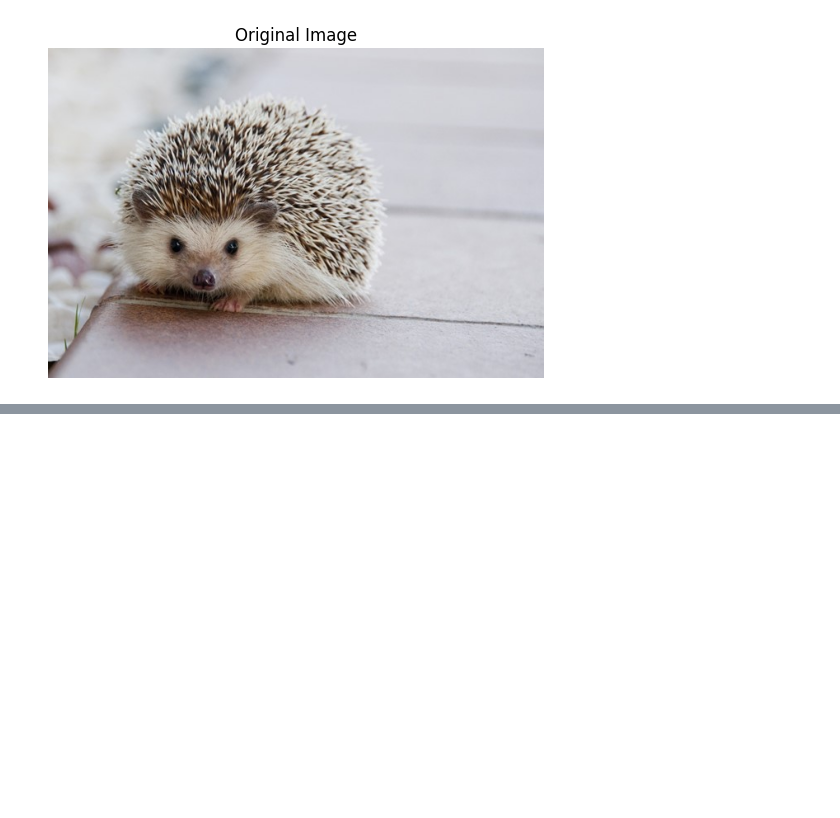
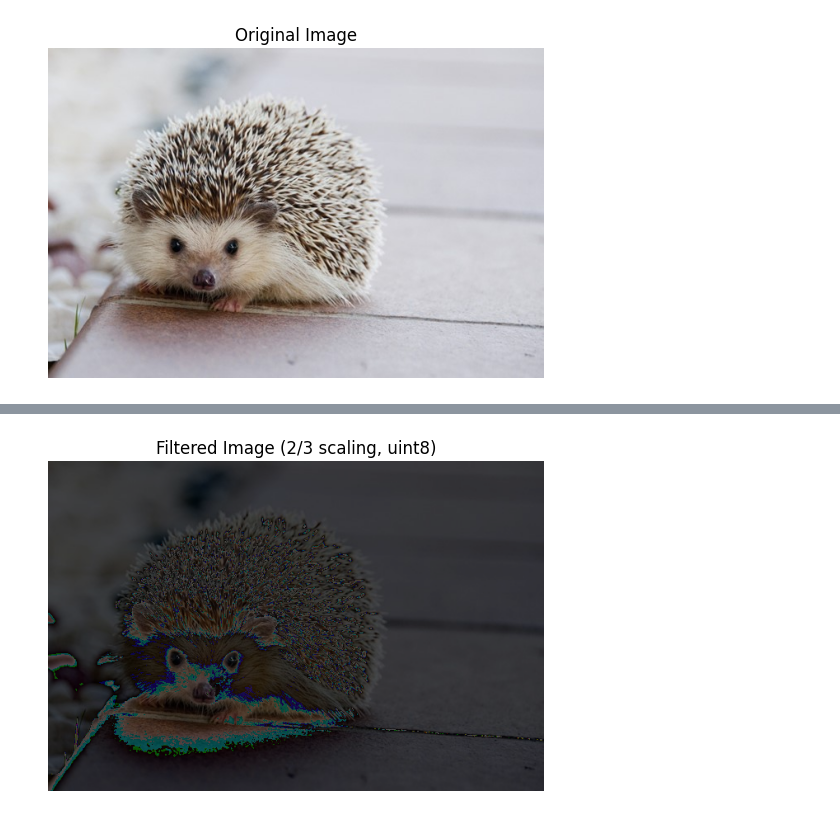
Before and after one commit to katiejenkinss/ai-for-the-arts, a Jupyter notebook: coding_exercises.ipynb, the cells around one changed output, grey strips where cells are left out. Saved outputs shown, nothing was run; the diff lists cells and outputs as text; code cells hidden in the pictures; blank space fills up the shorter version.

Commit message:
Matplotlib takeaways and learning

```diff
--- a/coding_exercises.ipynb
+++ b/coding_exercises.ipynb
@@ -245,0 +246,21 @@ Clipping input data to the valid range for imshow with RGB data ([0..1] for floa
+# %%
+
+from matplotlib import pyplot
+import numpy as np
+
+# Assuming you already loaded the image earlier:
+# test_picture = pyplot.imread("picture1.jpg")  # dtype is uint8
+
+# Scale pixel values by 2/3
+test_picture_filtered = (2 * test_picture / 3)
+
+# Clip to the valid uint8 range and convert back to uint8
+test_picture_filtered = np.clip(test_picture_filtered, 0, 255).astype(np.uint8)
+
+# Show the filtered image
+pyplot.imshow(test_picture_filtered)
+pyplot.axis('off')
+pyplot.title("Filtered Image (2/3 scaling, uint8)")
+pyplot.show()
+# %% [output]
+[figure, added]
```
Also changed, not shown: parts of 3 cells of this notebook.
